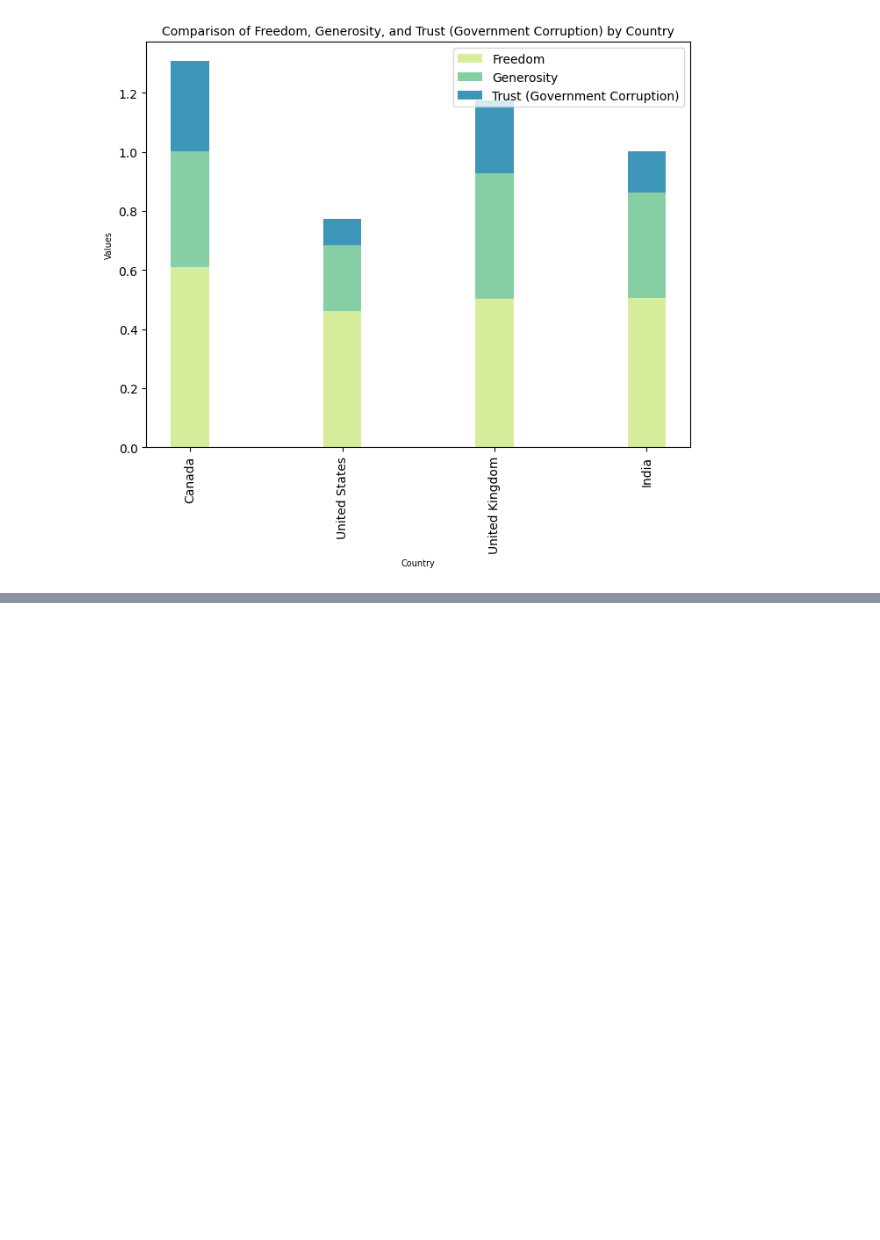
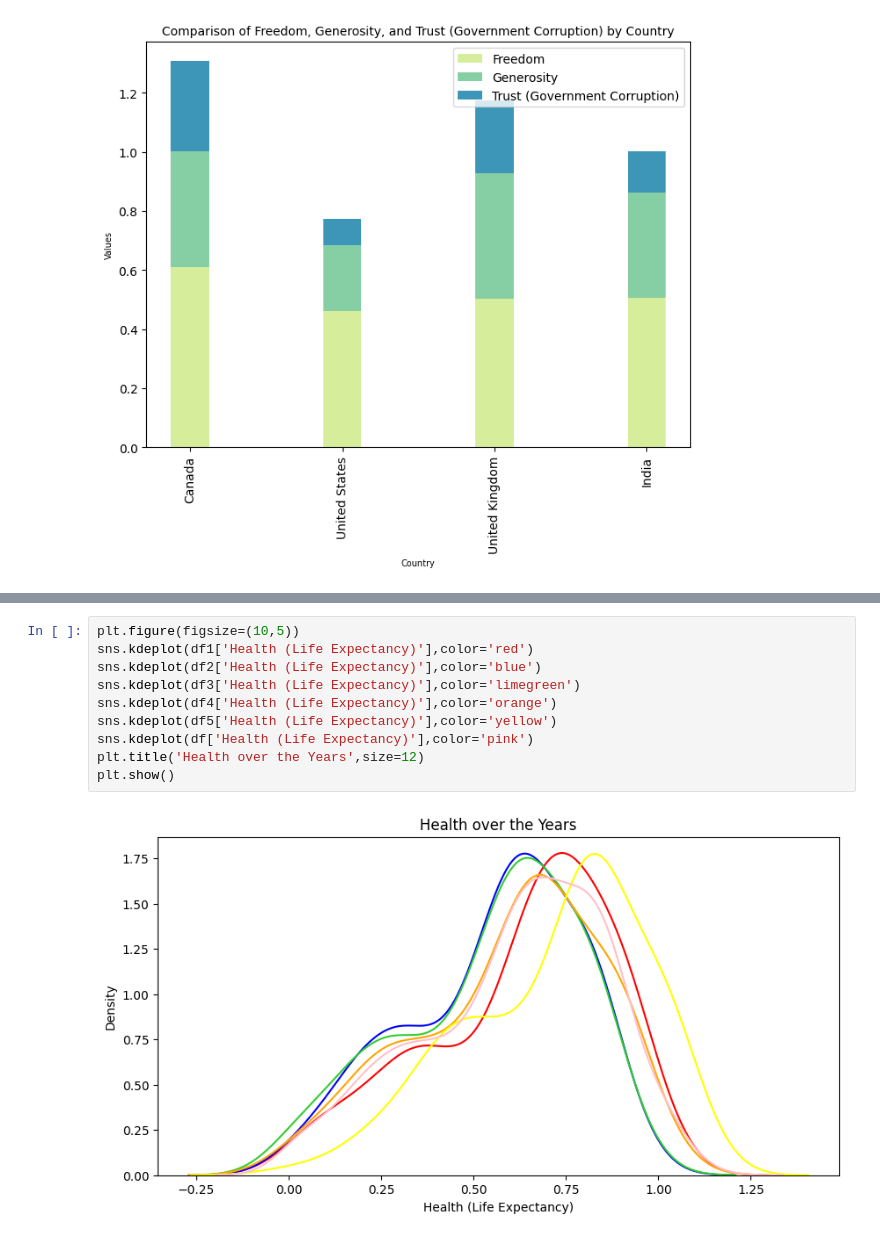
Before and after one commit to SurekhaBerlin/WorldHappinessReport, a Jupyter notebook: world_happiness_report.ipynb, the cells around one changed output, grey strips where cells are left out. Saved outputs shown, nothing was run; the diff lists cells and outputs as text; blank space fills up the shorter version.

```diff
--- a/world_happiness_report.ipynb
+++ b/world_happiness_report.ipynb
@@ -773,0 +777,12 @@ plt.show()
+# %%
+plt.figure(figsize=(10,5))
+sns.kdeplot(df1['Health (Life Expectancy)'],color='red')
+sns.kdeplot(df2['Health (Life Expectancy)'],color='blue')
+sns.kdeplot(df3['Health (Life Expectancy)'],color='limegreen')
+sns.kdeplot(df4['Health (Life Expectancy)'],color='orange')
+sns.kdeplot(df5['Health (Life Expectancy)'],color='yellow')
+sns.kdeplot(df['Health (Life Expectancy)'],color='pink')
+plt.title('Health over the Years',size=12)
+plt.show()
+# %% [output]
+[figure, added]
```
Also changed, not shown: parts of 17 cells of this notebook.
